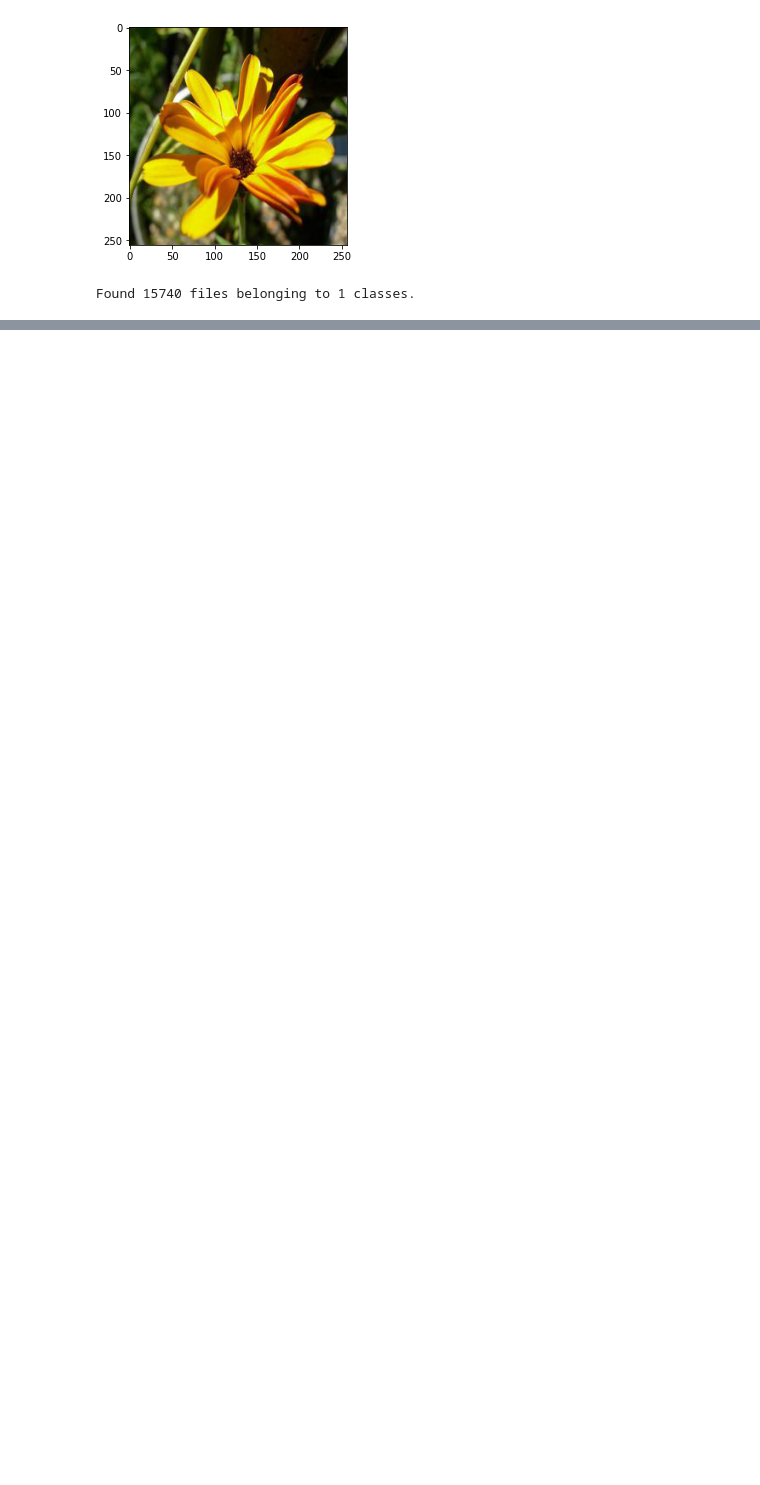
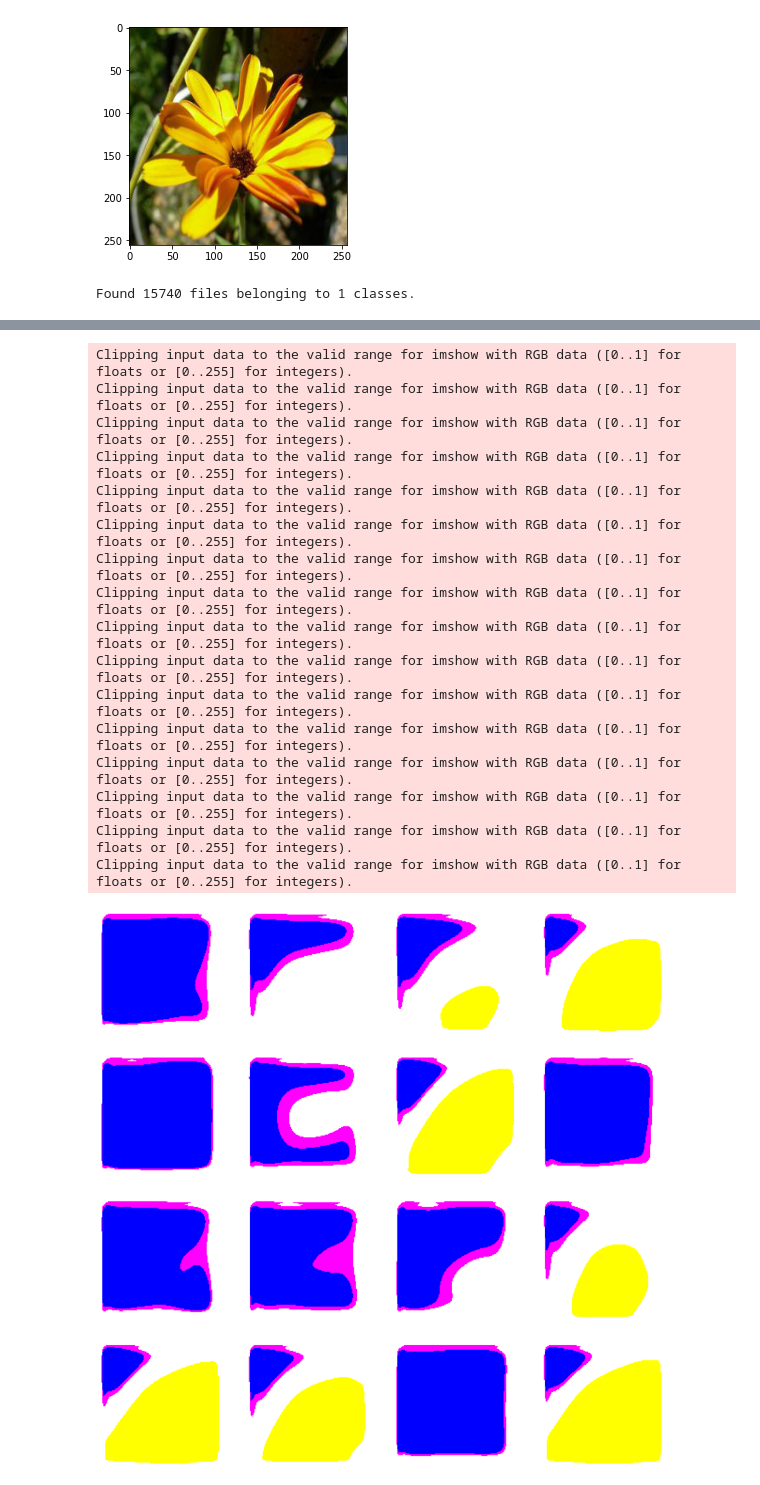
Before and after one commit to rodrigotxe/cmpe255-spring22-project, a Jupyter notebook: iris_gan_final.ipynb, the cells around one changed output, grey strips where cells are left out. Drawn from its saved outputs; the diff is of its cells as text; code cells hidden in the pictures; blank space fills up the shorter version.

```diff
--- a/iris_gan_final.ipynb
+++ b/iris_gan_final.ipynb
@@ -96,8 +110,9 @@ Found 15740 files belonging to 1 classes.
 def make_generator_model():
     model = tf.keras.Sequential()
     model.add(layers.Dense(8192, use_bias=False, input_shape=(NUM_CLASSES,)))
+    model.add(layers.LeakyReLU())
     model.add(layers.BatchNormalization())
-    model.add(layers.LeakyReLU())
+    #model.add(layers.Activation('sigmoid'))
     model.add(layers.Reshape((4, 4, 512)))
     assert model.output_shape == (None, 4, 4, 512)
 
@@ -151,8 +166,8 @@ def make_generator_model():
     model.add(layers.LeakyReLU())
     model.add(layers.Conv2DTranspose(64, (3, 3), padding='same', use_bias=False))
     model.add(layers.LeakyReLU())
+    model.add(layers.BatchNormalization())
     model.add(layers.Conv2DTranspose(3, (3, 3), padding='same', use_bias=False))
-    #model.add(layers.BatchNormalization())
     model.add(layers.LeakyReLU())
     assert model.output_shape == (None, IMG_SIZE[0], IMG_SIZE[1], IMG_SIZE[2])
 
@@ -212,7 +227,7 @@ def make_discriminator_model():
     model.add(layers.Conv2D(512, kernel_size=(3,3), padding="same", activation="relu"))
     model.add(layers.MaxPool2D(pool_size=(2,2),strides=(2,2)))
     model.add(layers.Flatten())
-    model.add(layers.Dense(128*3))
+    model.add(layers.Dense(128*3, activation='sigmoid'))
     model.add(layers.Dense(1))
     return model
 # %%
@@ -282,7 +300,7 @@ discriminator_optimizer = tf.keras.optimizers.Adam(1e-4)
 clf_optimizer = tf.keras.optimizers.Adam(1e-4)
 # %%
 # Training loop
-EPOCHS = 10
+EPOCHS = 4
 noise_dim = NUM_CLASSES
 num_examples_to_generate = 16
 
@@ -304,20 +322,22 @@ def train_step(images):
       pred_input = clf(generated_images)
 
       gen_loss = generator_loss(fake_output)
+      #gen_loss = generator_loss2(fake_output, noise, pred_input)
       disc_loss = discriminator_loss(real_output, fake_output)
-      # Compute similarity of inputs with predicted class
-      cyc_loss = cycle_loss(noise, pred_input)
 
-    print("gen_loss = {}".format(gen_loss))
-    print("cyc_loss = {}".format(cyc_loss))
-    # TODO: Combine cyc_loss with gen_loss somehow
-    gradients_of_generator = gen_tape.gradient(tf.math.add(gen_loss, cyc_loss), generator.trainable_variables)
+    #print("Type of 'noise' is {}".format(type(noise)))
+    #print("Type of 'gen_loss' is {}".format(type(gen_loss)))
+    #print("Type of 'cyc_loss' is {}".format(type(cyc_loss)))
+    #print("cyc_loss = {}".format(cyc_loss))
+    #print("gen_loss = {}".format(gen_loss))
+    #print("Type of 'pred_input' is {}".format(type(pred_input)))
+    gradients_of_generator = gen_tape.gradient(gen_loss, generator.trainable_variables)
     gradients_of_discriminator = disc_tape.gradient(disc_loss, discriminator.trainable_variables)
     #gradients_of_classifier = clf_tape.gradient(cyc_loss, clf.trainable_variables)
 
     generator_optimizer.apply_gradients(zip(gradients_of_generator, generator.trainable_variables))
     discriminator_optimizer.apply_gradients(zip(gradients_of_discriminator, discriminator.trainable_variables))
-    # clf_optimizer.apply_gradients(zip(gradients_of_classifier, clf.trainable_variables))
+    #clf_optimizer.apply_gradients(zip(gradients_of_classifier, clf.trainable_variables))
 # %%
 def train(dataset, epochs):
   for epoch in range(epochs):
@@ -355,4 +393,22 @@ AttributeError: ignored
 # %%
-generate_and_save_images(generator, EPOCHS, seed)
+generate_and_save_images(generator, EPOCHS, tf.random.normal([num_examples_to_generate, noise_dim]))
+# %% [output]
+Clipping input data to the valid range for imshow with RGB data ([0..1] for floats or [0..255] for integers).
+Clipping input data to the valid range for imshow with RGB data ([0..1] for floats or [0..255] for integers).
+Clipping input data to the valid range for imshow with RGB data ([0..1] for floats or [0..255] for integers).
+Clipping input data to the valid range for imshow with RGB data ([0..1] for floats or [0..255] for integers).
+Clipping input data to the valid range for imshow with RGB data ([0..1] for floats or [0..255] for integers).
+Clipping input data to the valid range for imshow with RGB data ([0..1] for floats or [0..255] for integers).
+Clipping input data to the valid range for imshow with RGB data ([0..1] for floats or [0..255] for integers).
+Clipping input data to the valid range for imshow with RGB data ([0..1] for floats or [0..255] for integers).
+Clipping input data to the valid range for imshow with RGB data ([0..1] for floats or [0..255] for integers).
+Clipping input data to the valid range for imshow with RGB data ([0..1] for floats or [0..255] for integers).
+Clipping input data to the valid range for imshow with RGB data ([0..1] for floats or [0..255] for integers).
+Clipping input data to the valid range for imshow with RGB data ([0..1] for floats or [0..255] for integers).
+Clipping input data to the valid range for imshow with RGB data ([0..1] for floats or [0..255] for integers).
+Clipping input data to the valid range for imshow with RGB data ([0..1] for floats or [0..255] for integers).
+Clipping input data to the valid range for imshow with RGB data ([0..1] for floats or [0..255] for integers).
+Clipping input data to the valid range for imshow with RGB data ([0..1] for floats or [0..255] for integers).
+[figure, added]
 # %%
 # Save generator
```
Also changed, not shown: parts of 12 cells of this notebook.
